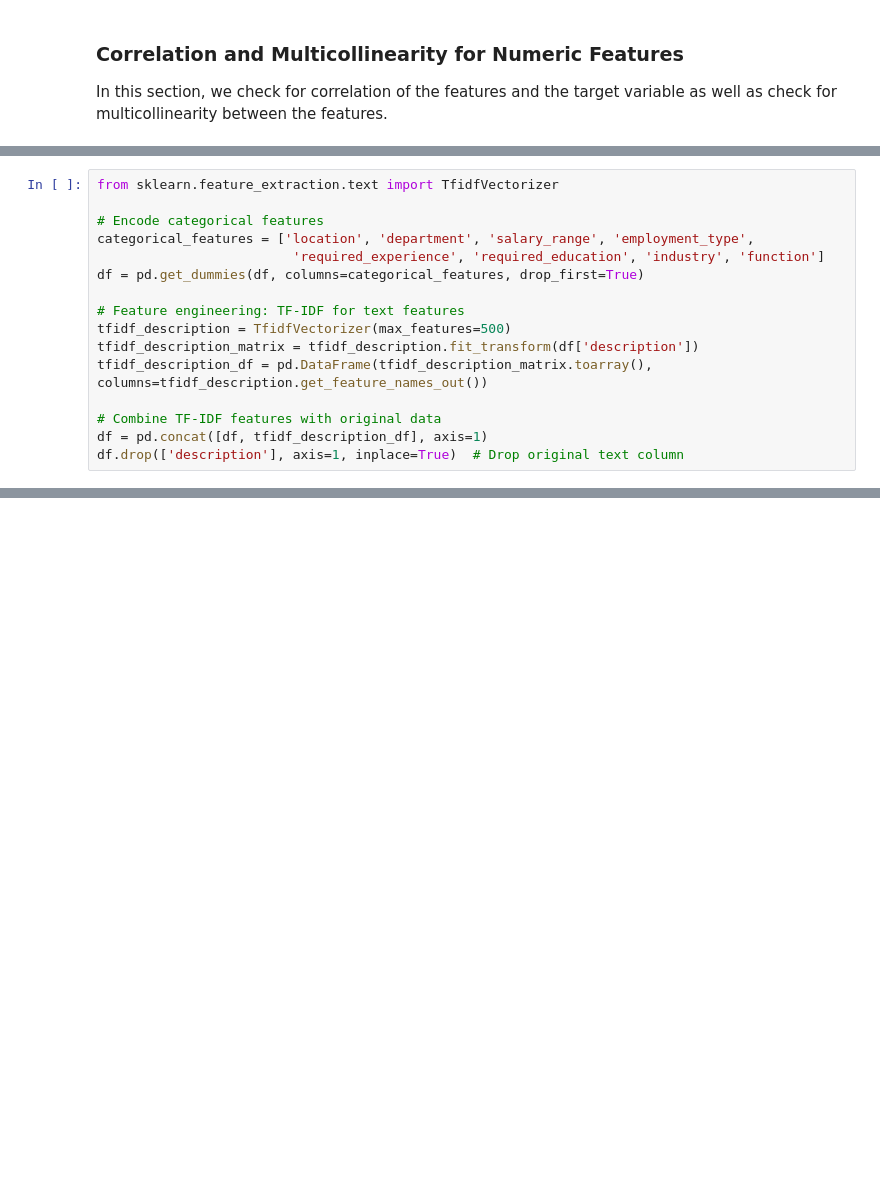
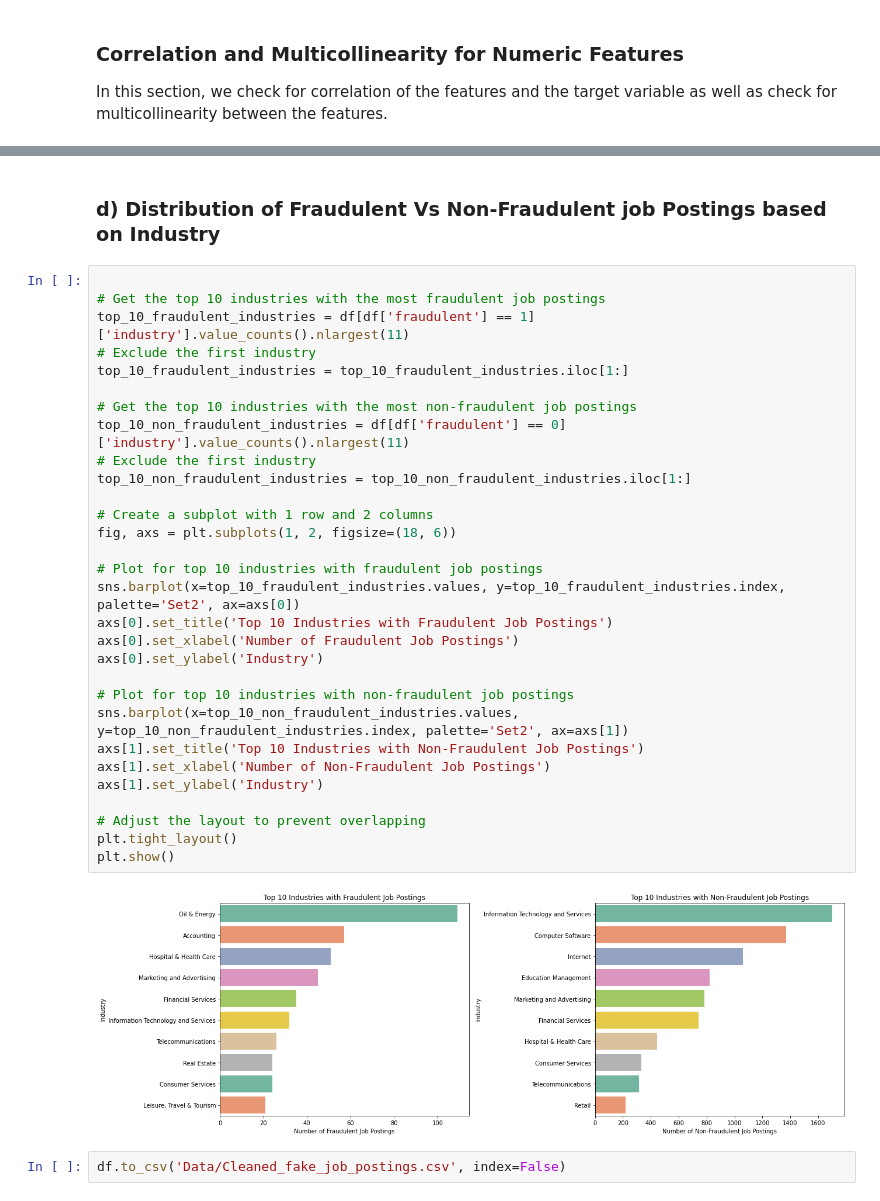
Before and after one commit to Mau-Wambugu/Phase_3_PROJECT, a Jupyter notebook: Real_Vs_Fake_Job_Prediction.ipynb, the cells around one changed output, grey strips where cells are left out. Saved outputs shown, nothing was run; the diff lists cells and outputs as text; blank space fills up the shorter version.

```diff
--- a/Real_Vs_Fake_Job_Prediction.ipynb
+++ b/Real_Vs_Fake_Job_Prediction.ipynb
@@ -217,16 +201,0 @@ This transforms textual data into numerical features using TF-IDF and encodes ca
-# %%
-from sklearn.feature_extraction.text import TfidfVectorizer
-
-# Encode categorical features
-categorical_features = ['location', 'department', 'salary_range', 'employment_type',
-                         'required_experience', 'required_education', 'industry', 'function']
-df = pd.get_dummies(df, columns=categorical_features, drop_first=True)
-
-# Feature engineering: TF-IDF for text features
-tfidf_description = TfidfVectorizer(max_features=500)
-tfidf_description_matrix = tfidf_description.fit_transform(df['description'])
-tfidf_description_df = pd.DataFrame(tfidf_description_matrix.toarray(), columns=tfidf_description.get_feature_names_out())
-
-# Combine TF-IDF features with original data
-df = pd.concat([df, tfidf_description_df], axis=1)
-df.drop(['description'], axis=1, inplace=True)  # Drop original text column
@@ -368,0 +458,36 @@ print(f"ROC-AUC: {roc_auc_score(y_test, best_gb.predict_proba(X_test)[:, 1]):.4f
+# %% [markdown]
+### d) Distribution of Fraudulent Vs Non-Fraudulent job Postings based on Industry
+# %%
+
+# Get the top 10 industries with the most fraudulent job postings
+top_10_fraudulent_industries = df[df['fraudulent'] == 1]['industry'].value_counts().nlargest(11)
+# Exclude the first industry
+top_10_fraudulent_industries = top_10_fraudulent_industries.iloc[1:]
+
+# Get the top 10 industries with the most non-fraudulent job postings
+top_10_non_fraudulent_industries = df[df['fraudulent'] == 0]['industry'].value_counts().nlargest(11)
+# Exclude the first industry
+top_10_non_fraudulent_industries = top_10_non_fraudulent_industries.iloc[1:]
+
+# Create a subplot with 1 row and 2 columns
+fig, axs = plt.subplots(1, 2, figsize=(18, 6))
+
+# Plot for top 10 industries with fraudulent job postings
+sns.barplot(x=top_10_fraudulent_industries.values, y=top_10_fraudulent_industries.index, palette='Set2', ax=axs[0])
+axs[0].set_title('Top 10 Industries with Fraudulent Job Postings')
+axs[0].set_xlabel('Number of Fraudulent Job Postings')
+axs[0].set_ylabel('Industry')
+
+# Plot for top 10 industries with non-fraudulent job postings
+sns.barplot(x=top_10_non_fraudulent_industries.values, y=top_10_non_fraudulent_industries.index, palette='Set2', ax=axs[1])
+axs[1].set_title('Top 10 Industries with Non-Fraudulent Job Postings')
+axs[1].set_xlabel('Number of Non-Fraudulent Job Postings')
+axs[1].set_ylabel('Industry')
+
+# Adjust the layout to prevent overlapping
+plt.tight_layout()
+plt.show()
+# %% [output]
+[figure, added]
+# %%
+df.to_csv('Data/Cleaned_fake_job_postings.csv', index=False)
```
Also changed, not shown: parts of 54 cells of this notebook, 1 other file.
